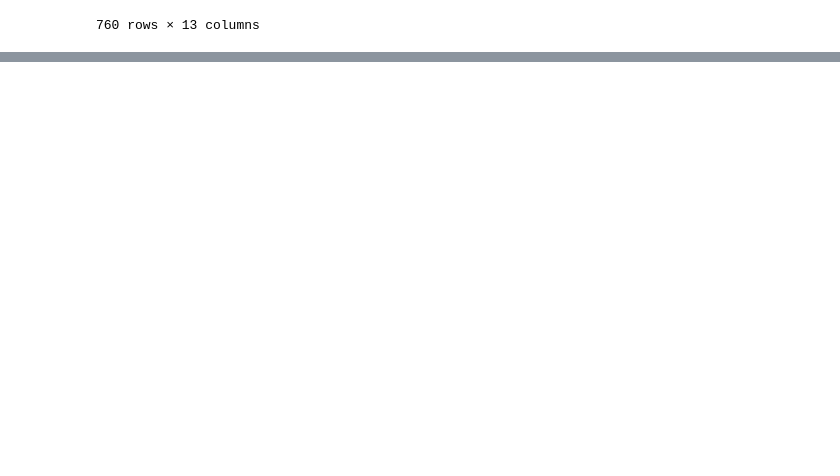
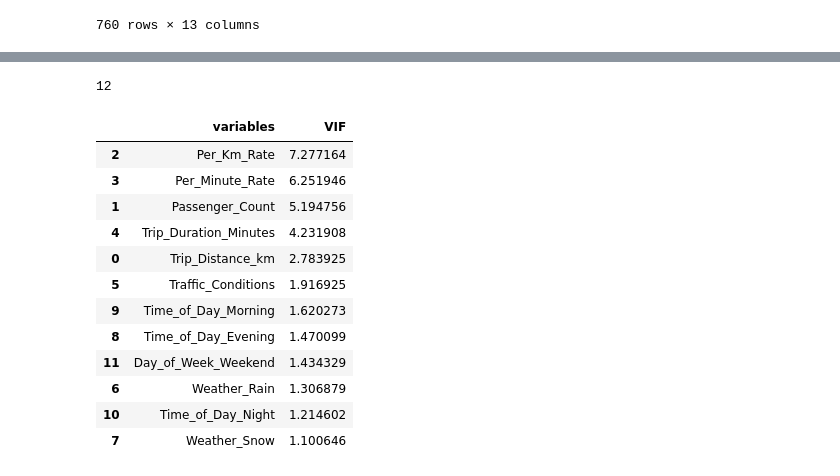
Before and after one commit to Padawan2024/ML-Portfolio, a Jupyter notebook: Supervised_ML/Regression/Predict Taxi Price/Notebooks/Regression Models.ipynb, the cells around one changed output, grey strips where cells are left out. Drawn from its saved outputs; the diff is of its cells as text; code cells hidden in the pictures; blank space fills up the shorter version.

```diff
--- a/Supervised_ML/Regression/Predict Taxi Price/Notebooks/Regression Models.ipynb
+++ b/Supervised_ML/Regression/Predict Taxi Price/Notebooks/Regression Models.ipynb
@@ -413,0 +423,20 @@ X_processed_df
+# %%
+X_vif = X_processed_df.drop(columns=['Base_Fare'])
+
+# Recalculate the VIF scores
+calc_vif(X_vif).sort_values("VIF", ascending=False)
+# %% [output]
+12
+|  | variables | VIF |
+| 2 | Per_Km_Rate | 7.277164 |
+| 3 | Per_Minute_Rate | 6.251946 |
+| 1 | Passenger_Count | 5.194756 |
+| 4 | Trip_Duration_Minutes | 4.231908 |
+| 0 | Trip_Distance_km | 2.783925 |
+| 5 | Traffic_Conditions | 1.916925 |
+| 9 | Time_of_Day_Morning | 1.620273 |
+| 8 | Time_of_Day_Evening | 1.470099 |
+| 11 | Day_of_Week_Weekend | 1.434329 |
+| 6 | Weather_Rain | 1.306879 |
+| 10 | Time_of_Day_Night | 1.214602 |
+| 7 | Weather_Snow | 1.100646 |
```
Also changed, not shown: parts of 26 cells of this notebook, 1 other file.
